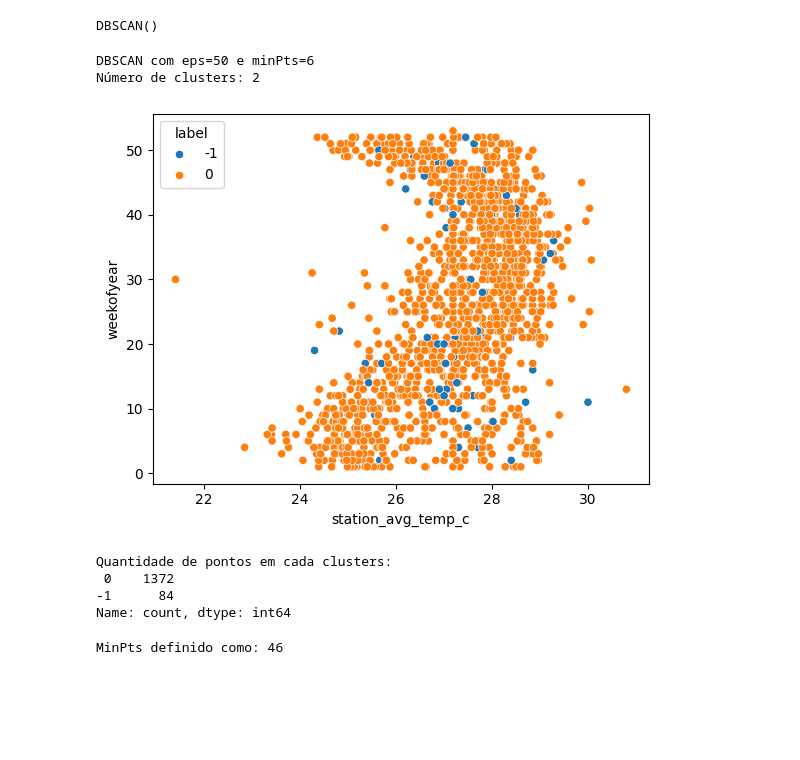
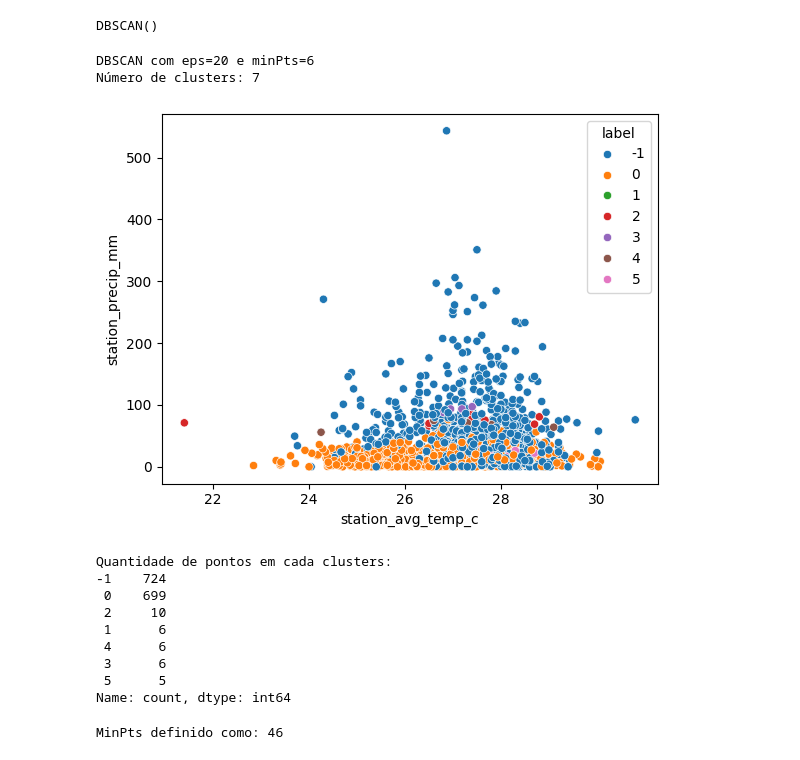
Before and after one commit to zibia-cunha/DengAI_Predicting_MachineLearnII, a Jupyter notebook: dengAI_project.ipynb, the cells around one changed output. Drawn from its saved outputs; the diff is of its cells as text; code cells hidden in the pictures; blank space fills up the shorter version.

```diff
--- a/dengAI_project.ipynb
+++ b/dengAI_project.ipynb
@@ -152,5 +249,5 @@ plt.show()
 # %%
 # Aplicando K-Means para as variáveis selecionadas (temperatura)
-kmeans_temp = KMeans(n_clusters=2, random_state=42)
-temperature_clusters = kmeans_temp.fit(numerical_data)
+kmeans = KMeans(n_clusters=2, random_state=42)
+clusters = kmeans.fit(numerical_data)
 # %%
@@ -158,7 +255,7 @@ kmeans_temp.predict(numerical_data)
 # %% [output]
 array([0, 0, 0, ..., 0, 0, 0], dtype=int32)
 # %%
-labels_clusters = kmeans_temp.labels_
+labels_clusters = kmeans.labels_
 # %%
 labels_series = pd.Series(labels_clusters, name = "label")
 # %%
@@ -203,17 +300,22 @@ def plot_dbscan(df, eps, min_pts, x1, x2):
     return df_result, n_clusters
 # %%
 df_result, n_clusters = plot_dbscan(numerical_data,
-                                   eps = 50,
+                                   eps = 20,
                                    x1 = "station_avg_temp_c",
-                                   x2 = "weekofyear",
+                                   x2 = "station_precip_mm",
                                    min_pts = 6)
 # %% [output]
-DBSCAN com eps=50 e minPts=6
-Número de clusters: 2
+DBSCAN com eps=20 e minPts=6
+Número de clusters: 7
-[figure, old version]
+[figure, new version]
 Quantidade de pontos em cada clusters:
- 0    1372
--1      84
+-1    724
+ 0    699
+ 2     10
+ 1      6
+ 4      6
+ 3      6
+ 5      5
 Name: count, dtype: int64
 # %%
 dimensionalidade = numerical_data.shape[1]  # Número de colunas (dimensões)
```
Also changed, not shown: parts of 32 cells of this notebook.
